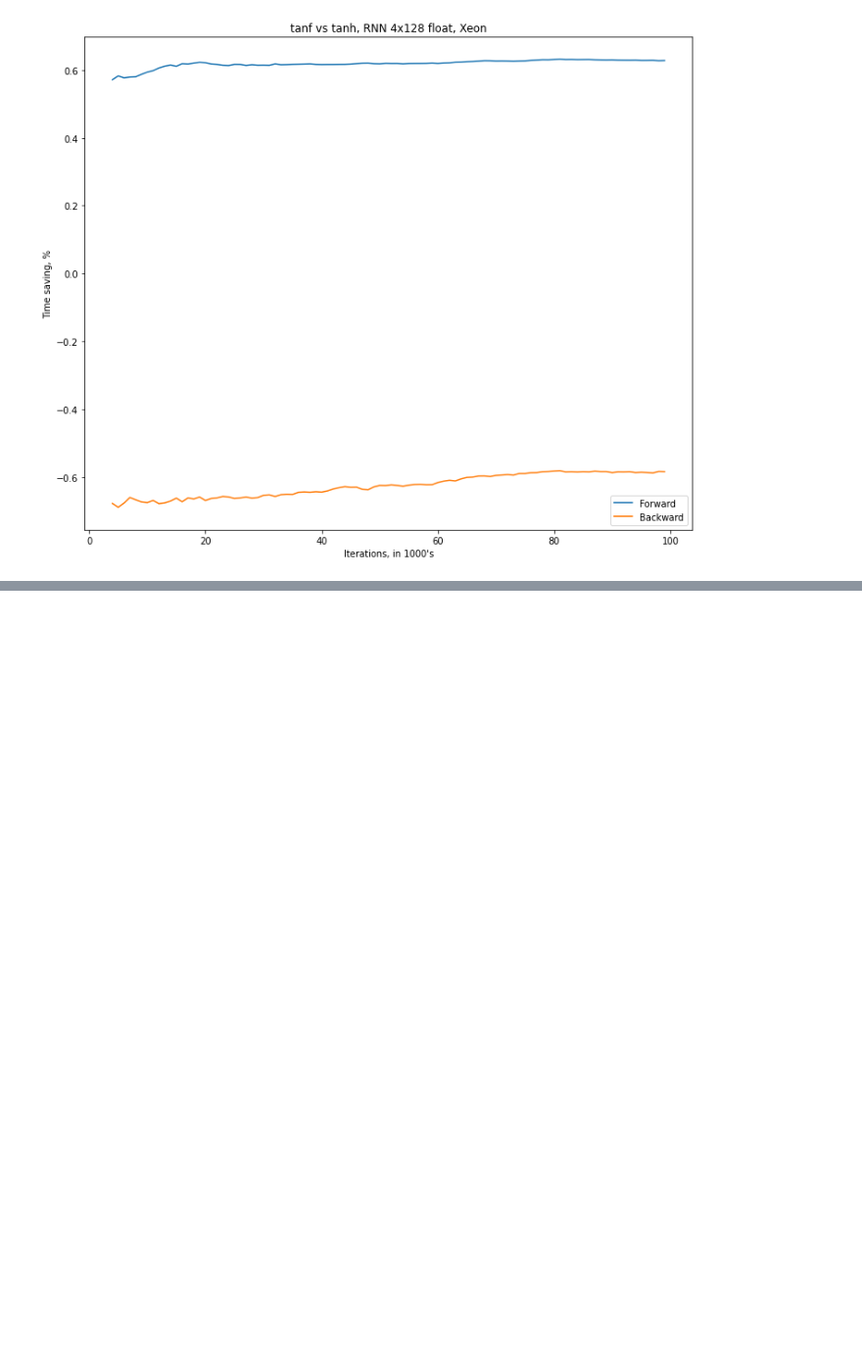
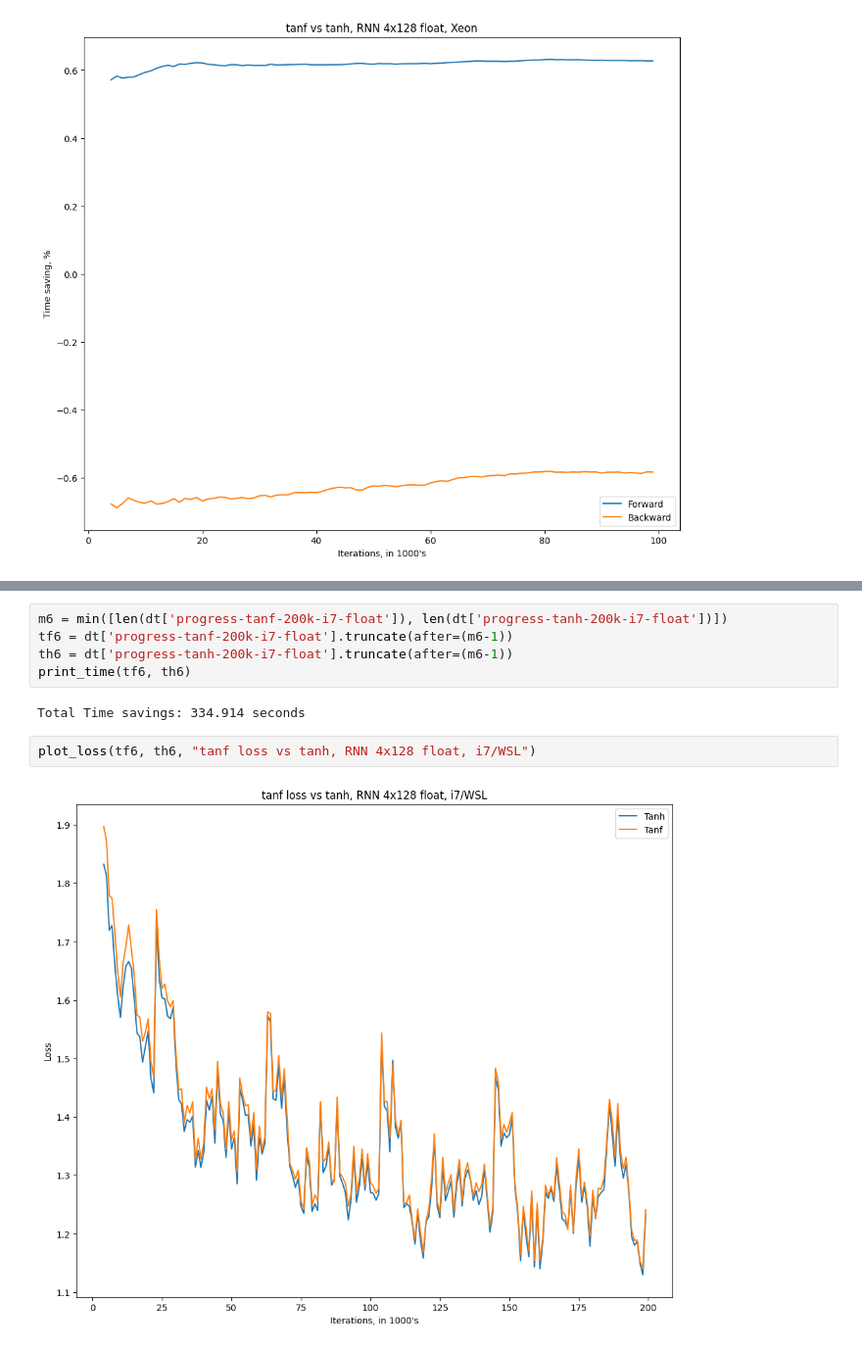
Before and after one commit to phatware/lstm-optimizations, a Jupyter notebook: rnn-lstm-test-visualization.ipynb, the cells around one changed output, grey strips where cells are left out. Shown at 98% size. Saved outputs shown, nothing was run; the diff lists cells and outputs as text; blank space fills up the shorter version.

```diff
--- a/rnn-lstm-test-visualization.ipynb
+++ b/rnn-lstm-test-visualization.ipynb
@@ -136,0 +145,11 @@ plot_relative_time(tf3, th3, "tanf vs tanh, RNN 4x128 float, i9/WSL")
+# %%
+m6 = min([len(dt['progress-tanf-200k-i7-float']), len(dt['progress-tanh-200k-i7-float'])])
+tf6 = dt['progress-tanf-200k-i7-float'].truncate(after=(m6-1))
+th6 = dt['progress-tanh-200k-i7-float'].truncate(after=(m6-1))
+print_time(tf6, th6)
+# %% [output]
+Total Time savings: 334.914 seconds
+# %%
+plot_loss(tf6, th6, "tanf loss vs tanh, RNN 4x128 float, i7/WSL")
+# %% [output]
+[figure, added]
```
Also changed, not shown: parts of 18 cells of this notebook, 2 other files.
